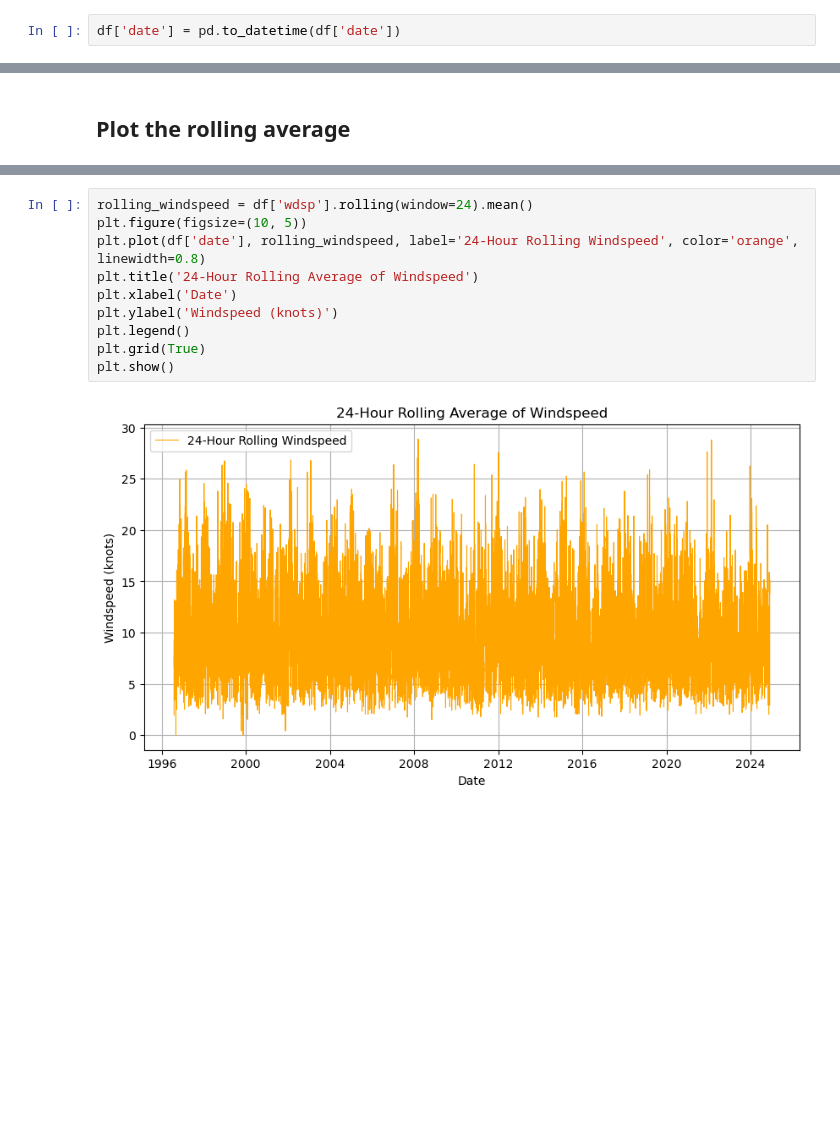
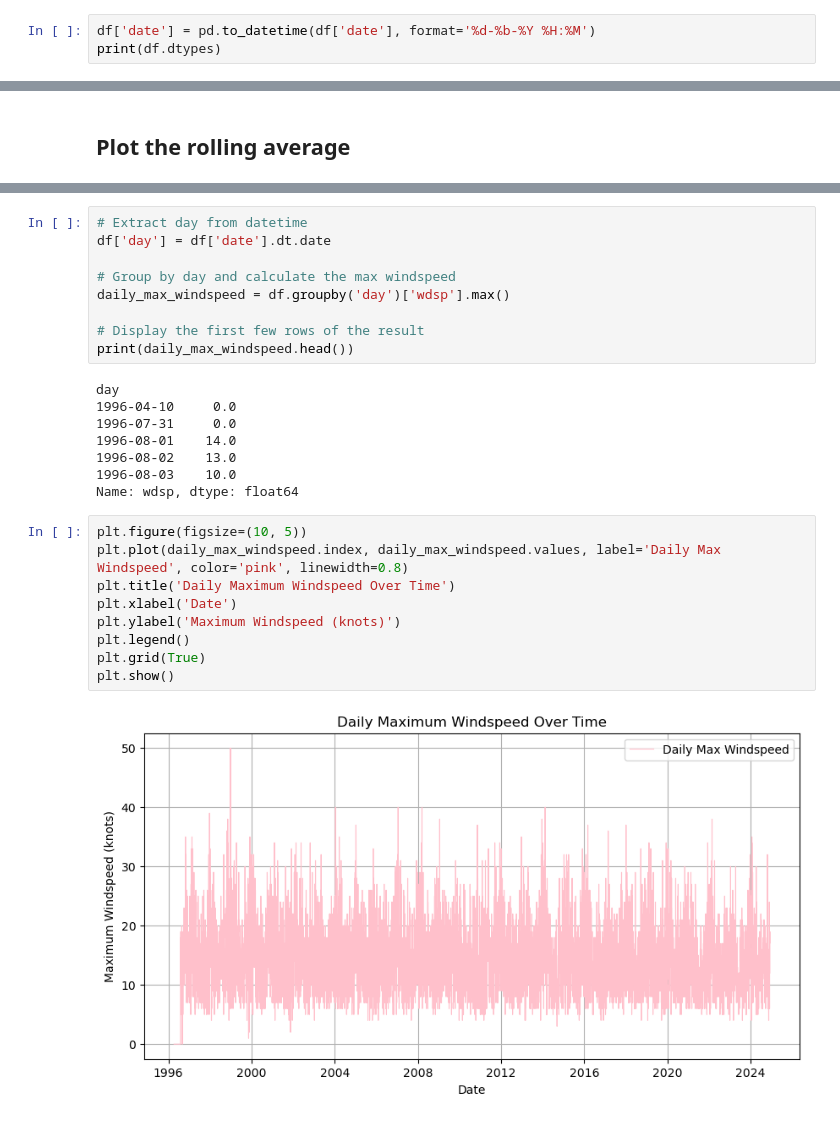
Before and after one commit to morgam7/PFDA-assignments, a Jupyter notebook: assignment_6_Weather.ipynb, the cells around one changed output, grey strips where cells are left out. Saved outputs shown, nothing was run; the diff lists cells and outputs as text; blank space fills up the shorter version.

```diff
--- a/assignment_6_Weather.ipynb
+++ b/assignment_6_Weather.ipynb
@@ -18,2 +40,3 @@ df.head(3)
 # %%
-df['date'] = pd.to_datetime(df['date'])
+df['date'] = pd.to_datetime(df['date'], format='%d-%b-%Y %H:%M')
+print(df.dtypes)
@@ -203,12 +231,28 @@ plt.show()
+# %%
+# Extract day from datetime
+df['day'] = df['date'].dt.date
+
+# Group by day and calculate the max windspeed
+daily_max_windspeed = df.groupby('day')['wdsp'].max()
+
+# Display the first few rows of the result
+print(daily_max_windspeed.head())
+# %% [output]
+day
+1996-04-10     0.0
+1996-07-31     0.0
+1996-08-01    14.0
+1996-08-02    13.0
+1996-08-03    10.0
+Name: wdsp, dtype: float64
 # %%
-rolling_windspeed = df['wdsp'].rolling(window=24).mean()
 plt.figure(figsize=(10, 5))
-plt.plot(df['date'], rolling_windspeed, label='24-Hour Rolling Windspeed', color='orange', linewidth=0.8)
-plt.title('24-Hour Rolling Average of Windspeed')
+plt.plot(daily_max_windspeed.index, daily_max_windspeed.values, label='Daily Max Windspeed', color='pink', linewidth=0.8)
+plt.title('Daily Maximum Windspeed Over Time')
 plt.xlabel('Date')
-plt.ylabel('Windspeed (knots)')
+plt.ylabel('Maximum Windspeed (knots)')
 plt.legend()
 plt.grid(True)
 plt.show()
 # %% [output]
-[figure, old version]
+[figure, new version]
```
Also changed, not shown: parts of 11 cells of this notebook.
